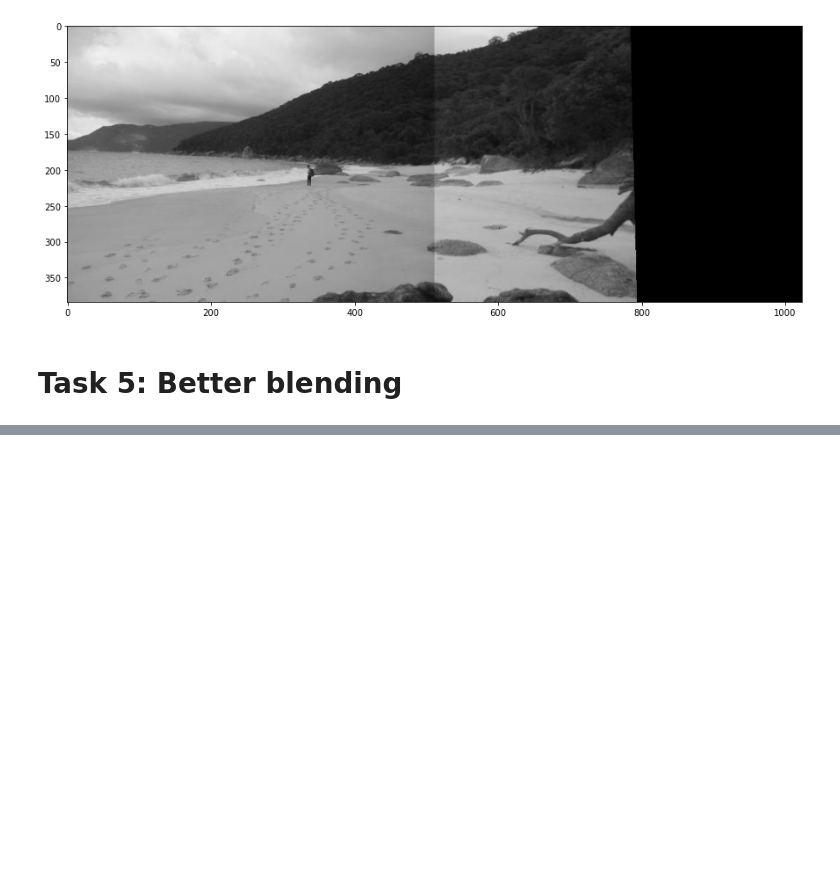
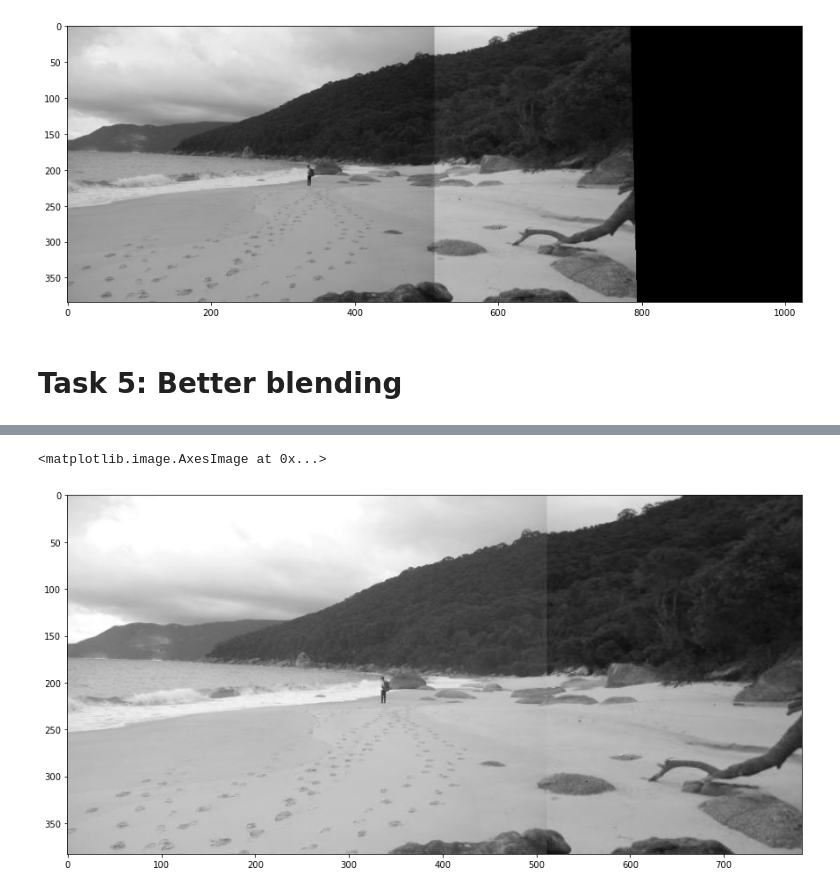
Before and after one commit to Antonio417/Image_Stitching, a Jupyter notebook: Image_Stitching.ipynb, the cells around one changed output, grey strips where cells are left out. Saved outputs shown, nothing was run; the diff lists cells and outputs as text; code cells hidden in the pictures; blank space fills up the shorter version.

```diff
--- a/Image_Stitching.ipynb
+++ b/Image_Stitching.ipynb
@@ -188,0 +237,13 @@ print(final_img2.shape)
+# %%
+for i in range(len(final_img)):
+    for j in range(len(final_img[i])):
+        if j > 462 and j < 562:
+            temp = cv2.GaussianBlur(final_img[i][j],(5,5),cv2.BORDER_DEFAULT)
+            temp = np.transpose(temp)
+            final_img[i][j] = temp
+# %%
+figure(figsize = (15,10))
+plt.imshow(final_img, cmap='gray')
+# %% [output]
+<matplotlib.image.AxesImage at 0x...>
+[figure, added]
```
Also changed, not shown: parts of 9 cells of this notebook, 3 other files.
